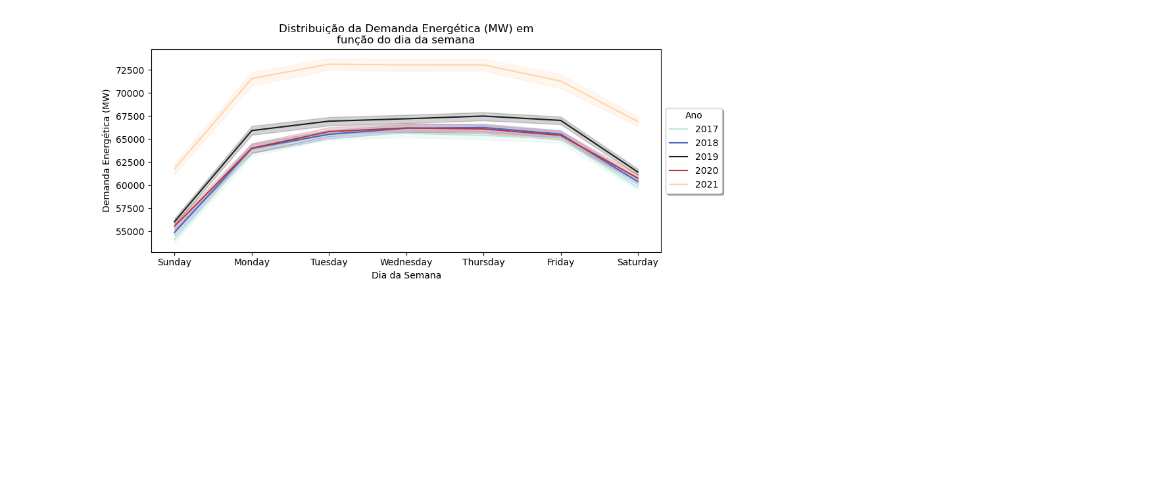
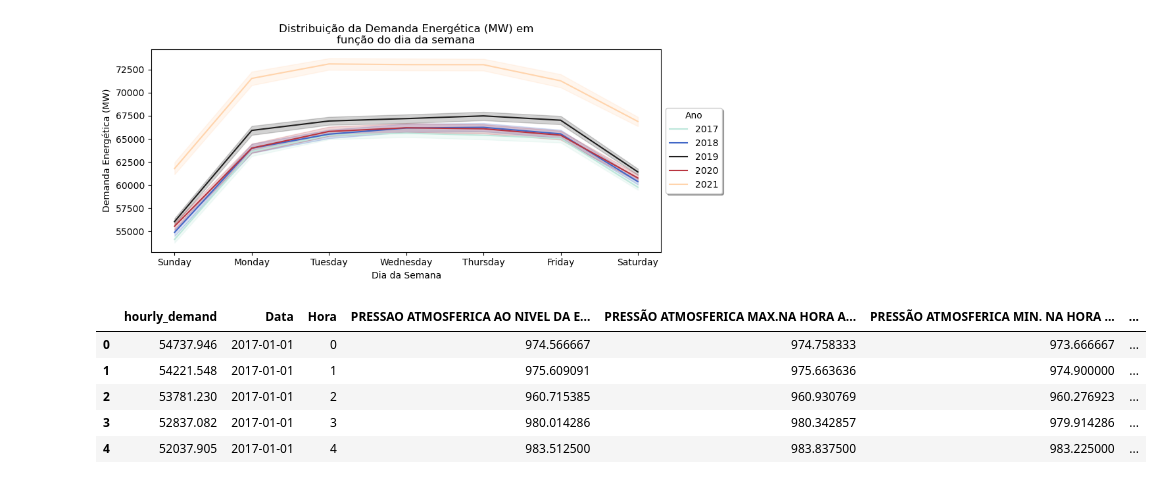
Before and after one commit to kauansacramento/energy-demand-forecast, a Jupyter notebook: energy_demand_forecast.ipynb, the cells around one changed output. Saved outputs shown, nothing was run; the diff lists cells and outputs as text; code cells hidden in the pictures; blank space fills up the shorter version.

```diff
--- a/energy_demand_forecast.ipynb
+++ b/energy_demand_forecast.ipynb
@@ -99,3 +87,12 @@ ax.legend(loc='center left', bbox_to_anchor=(1, 0.5), fancybox=True, shadow=True
 ax.set_xticks(range(0,7));
 # %% [output]
 [figure]
+# %%
+df.head()
+# %% [output]
+|  | hourly_demand | Data | Hora | PRESSAO ATMOSFERICA AO NIVEL DA E... | PRESSÃO ATMOSFERICA MAX.NA HORA A... | PRESSÃO ATMOSFERICA MIN. NA HORA ... | ... |
+| 0 | 54737.946 | 2017-01-01 | 0 | 974.566667 | 974.758333 | 973.666667 | ... |
+| 1 | 54221.548 | 2017-01-01 | 1 | 975.609091 | 975.663636 | 974.900000 | ... |
+| 2 | 53781.230 | 2017-01-01 | 2 | 960.715385 | 960.930769 | 960.276923 | ... |
+| 3 | 52837.082 | 2017-01-01 | 3 | 980.014286 | 980.342857 | 979.914286 | ... |
+| 4 | 52037.905 | 2017-01-01 | 4 | 983.512500 | 983.837500 | 983.225000 | ... |
```
Also changed, not shown: parts of 4 cells of this notebook, 1 other file.
